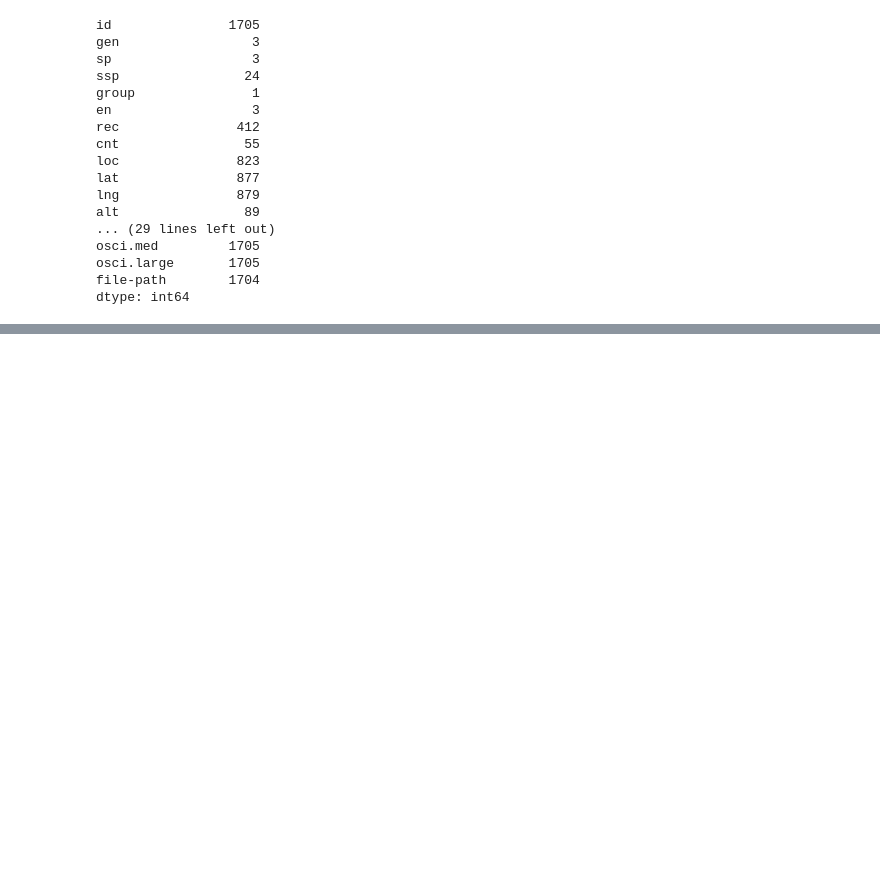
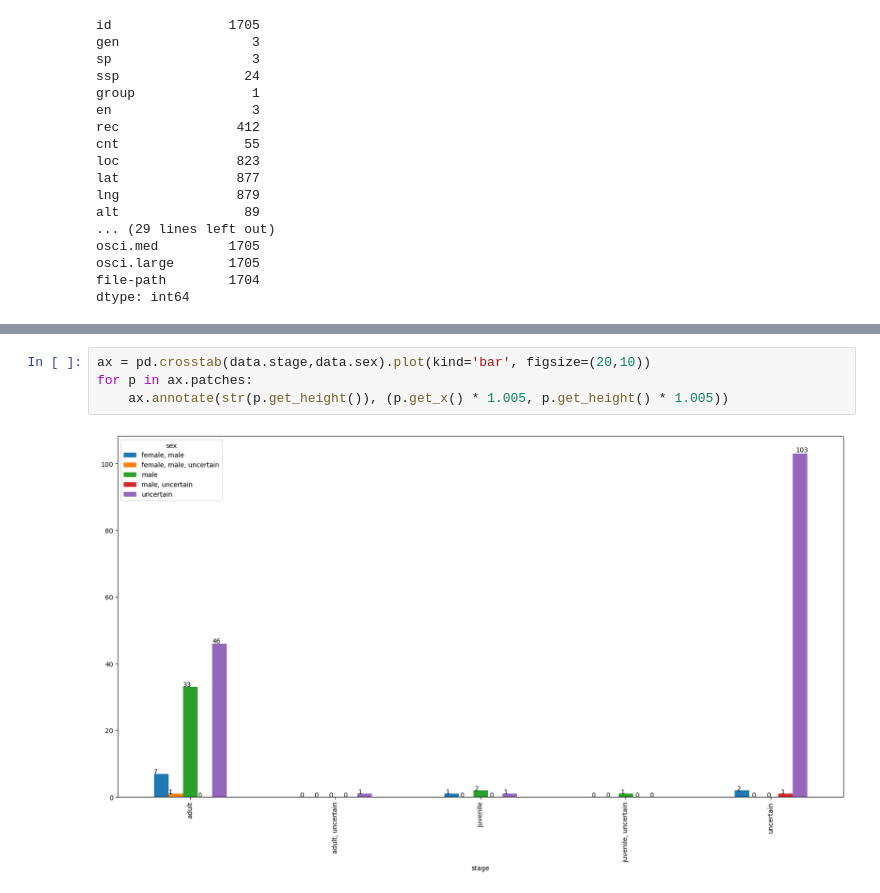
Before and after one commit to yongxb/SoundDuck, a Jupyter notebook: notebooks/Data_EDA.ipynb, the cells around one changed output, grey strips where cells are left out. Drawn from its saved outputs; the diff is of its cells as text; blank space fills up the shorter version.

```diff
--- a/notebooks/Data_EDA.ipynb
+++ b/notebooks/Data_EDA.ipynb
@@ -139,0 +144,6 @@ test_df.head(10)
+# %%
+ax = pd.crosstab(data.stage,data.sex).plot(kind='bar', figsize=(20,10))
+for p in ax.patches:
+    ax.annotate(str(p.get_height()), (p.get_x() * 1.005, p.get_height() * 1.005))
+# %% [output]
+[figure, added]
```
Also changed, not shown: parts of 25 cells of this notebook.
